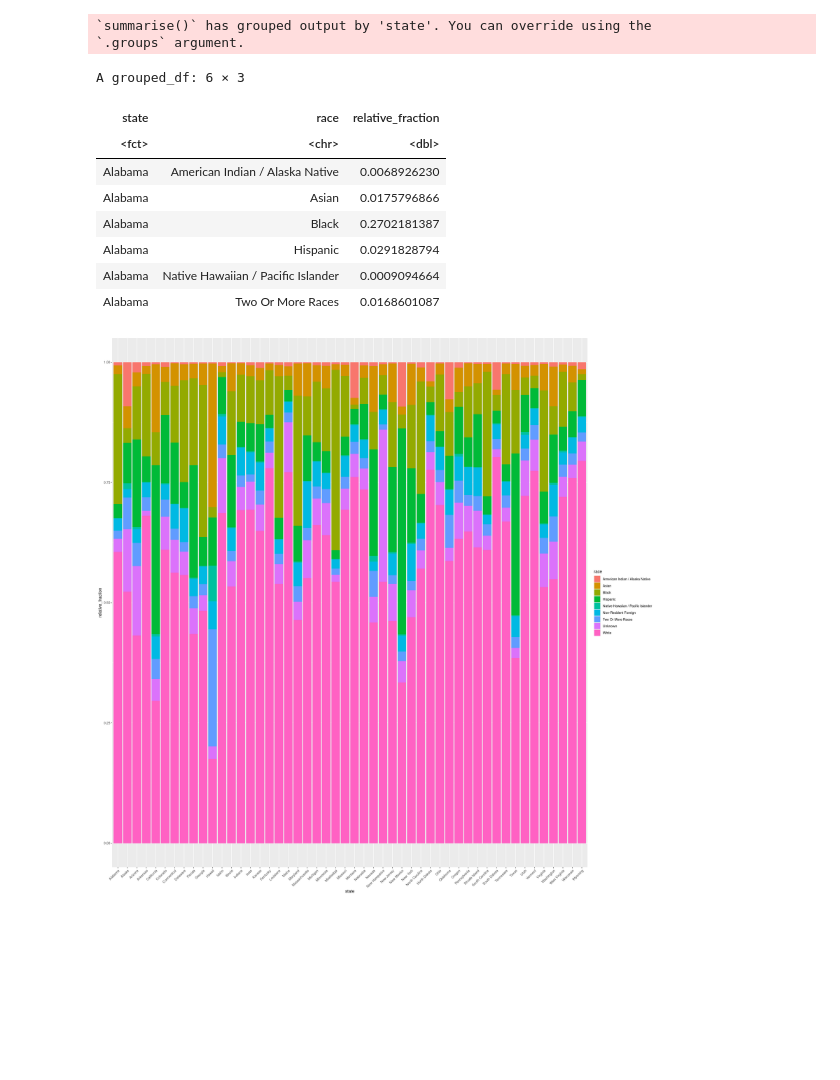
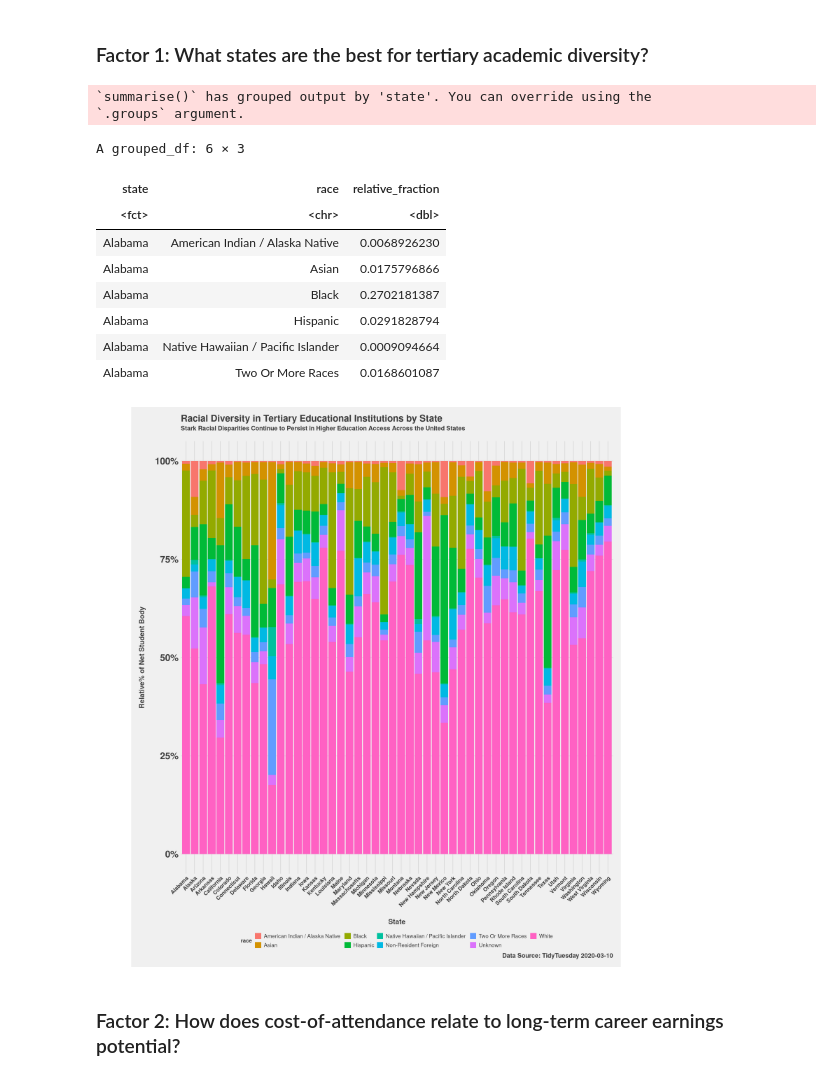
Before and after one commit to meucciilunga/biostat777-intro-meucci-ilunga, a Jupyter notebook: example_analysis.ipynb, the cells around one changed output. Drawn from its saved outputs; the diff is of its cells as text; code cells hidden in the pictures; blank space fills up the shorter version.

```diff
--- a/example_analysis.ipynb
+++ b/example_analysis.ipynb
@@ -51,6 +93,8 @@ tuition_income <- readRDS(here("data", "tuition_income.RDS"))
 salary_potential <- readRDS(here("data", "salary_potential.RDS"))
 historical_tuition <- readRDS(here("data", "historical_tuition.RDS"))
 diversity_school <- readRDS(here("data", "diversity_school.RDS"))
+# %% [markdown]
+### Factor 1: What states are the best for tertiary academic diversity?
 # %%
 # PLOT 1 - Racial diversity in schools by state
 # Convert all character columns to factors
@@ -90,35 +134,64 @@ cols_to_keep <- c(
   "Unknown",
   "total_enrollment"
 )
 diversity_by_state <- diversity_by_state %>% select(all_of(cols_to_keep))
 
 # Calculate the percentage of each demographic category
 diversity_prop <- diversity_by_state %>%
     mutate(across(`American Indian / Alaska Native`:`Unknown`, ~ . / total_enrollment, .names = "rel_{col}")) %>%
     select(state, starts_with("rel_")) %>%
     pivot_longer(cols = starts_with("rel_"),
                  names_to = "race",
                  values_to = "relative_fraction") %>%
     mutate(race = gsub("rel_", "", race)) # Clean up demographic names
 
 head(diversity_prop)
 
 ggplot(diversity_prop, aes(x = state, y = relative_fraction, fill = race)) +
   geom_bar(stat = "identity") +
-  theme(axis.text.x = element_text(angle = 45, hjust = 1))
+  labs(title = "Racial Diversity in Tertiary Educational Institutions by State",
+       subtitle = "Stark Racial Disparities Continue to Persist in Higher Education Access Across the United States",
+       x = "State",
+       y = "Relative% of Net Student Body",
+       caption = "Data Source: TidyTuesday 2020-03-10"
+       ) +
+
+  scale_y_continuous(labels = percent_format()) + # convert y-axis to percentage
+
+  # Use basic theme
+  theme_fivethirtyeight() +
+
+  # Stylize plot titles
+  theme(
+      axis.title.x = element_text(margin = margin(t = 25), size = 18, face = "bold"),
+      axis.title.y = element_text(margin = margin(r = 25), size = 18, face = "bold"),
+      plot.subtitle = element_text(size = 16, margin=margin(b=24), face = "bold"),
+      plot.title = element_text(size = 24, face = "bold"),
+      plot.caption = element_text(size = 16, face = "bold"),
+      axis.text.x = element_text(face = "bold", size = 14, angle = 45, hjust = 1),
+      axis.text.y = element_text(face = "bold", size = 24),
+      legend.title = element_text(size = 14, face = "bold"),  # Change legend title size and style
+      legend.text = element_text(size = 14),                  # Change legend text size
+      plot.margin = margin(t = 20, r = 20, b = 20, l = 20),   # Add margin around the plot
+      panel.spacing = unit(2, "lines"),                        # Add vertical spacing between facets
+      aspect.ratio = 1  # Make each facet a square
+  )  +
+  coord_fixed(ratio = 1)  # Set overall plot to 1:1 square ratio
 # %% [output]
 `summarise()` has grouped output by 'state'. You can override using the
 `.groups` argument.
 A grouped_df: 6 × 3
 | state | race | relative_fraction |
 | <fct> | <chr> | <dbl> |
 | Alabama | American Indian / Alaska Native | 0.0068926230 |
 | Alabama | Asian | 0.0175796866 |
 | Alabama | Black | 0.2702181387 |
 | Alabama | Hispanic | 0.0291828794 |
 | Alabama | Native Hawaiian / Pacific Islander | 0.0009094664 |
 | Alabama | Two Or More Races | 0.0168601087 |
-[figure, old version]
+[figure, new version]
+# %% [markdown]
+### Factor 2: How does cost-of-attendance relate to long-term career earnings potential?
 # %%
 # PLOT 2 - Salary vs Cost-of-Attendance by State
 avg_total_cost_by_institution <- tuition_income %>%
```
Also changed, not shown: parts of 9 cells of this notebook, 30 other files.
